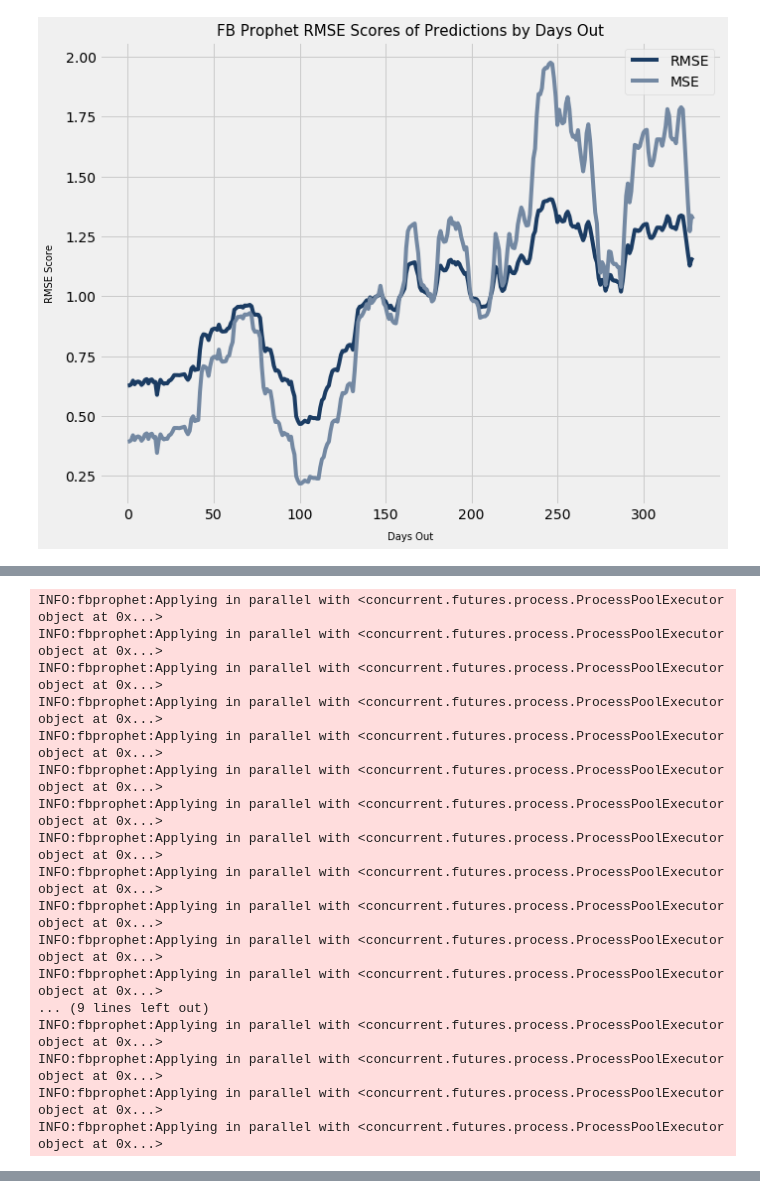
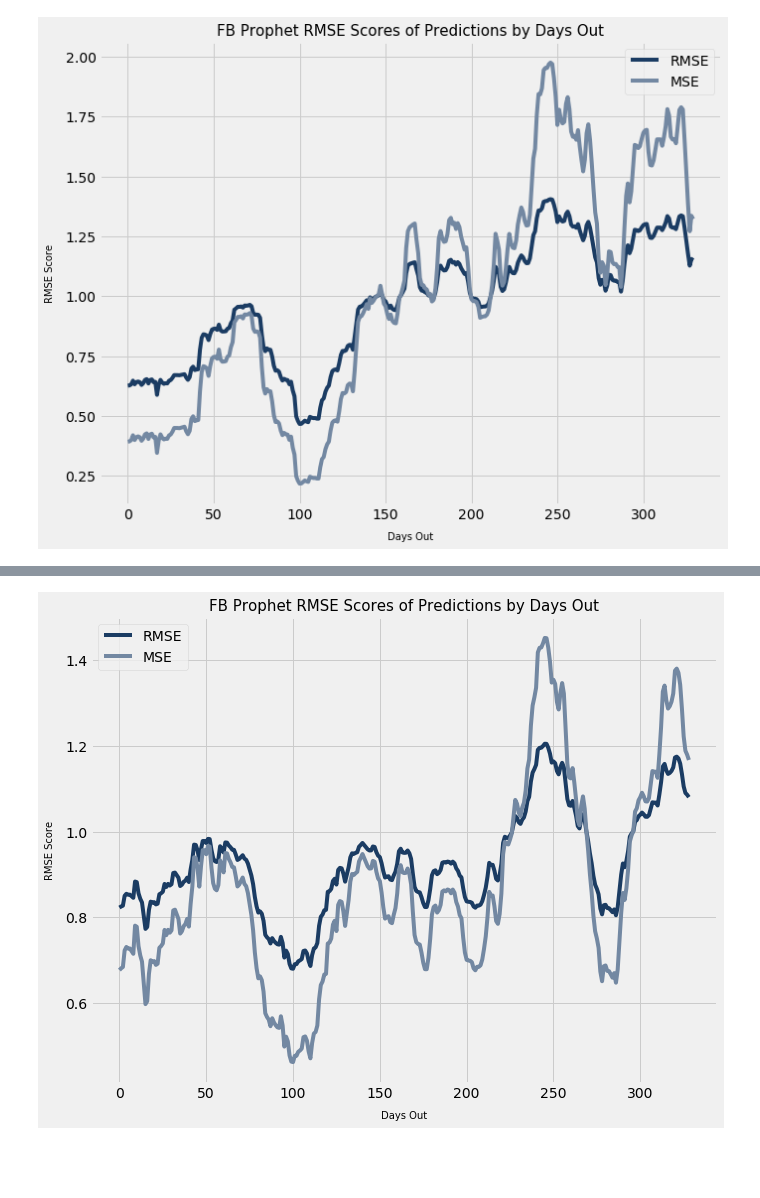
Before and after one commit to dolcikey/TimeSeriesForecasting_BeijingAirQuality, a Jupyter notebook: 003_Modeling.ipynb, the cells around one changed output, grey strips where cells are left out. Drawn from its saved outputs; the diff is of its cells as text; code cells hidden in the pictures; blank space fills up the shorter version.

Commit message:
modeling update

```diff
--- a/003_Modeling.ipynb
+++ b/003_Modeling.ipynb
@@ -677,43 +601,0 @@ INFO:fbprophet:Applying in parallel with <Client: 'tcp://127.0.0.1:57378' proces
-# %%
-import itertools
-import numpy as np
-import pandas as pd
-
-param_grid = {
-    'changepoint_prior_scale': [0.001, 0.01, 0.1, 0.5],
-    'seasonality_prior_scale': [0.001, 0.01, 0.1, 0.2, 0.5, 1.0, 10.0],
-}
-
-# Generate all combinations of parameters
-all_params = [dict(zip(param_grid.keys(), v)) for v in itertools.product(*param_grid.values())]
-rmses = []  # Store the RMSEs for each params here
-
-# Use cross validation to evaluate all parameters
-for params in all_params:
-    m = Prophet(daily_seasonality = True).fit(fbtrain)  # Fit model with given params
-    df_cv = cross_validation(m, cutoffs=cutoffs, horizon='30 days', parallel="processes")
-    df_p = performance_metrics(df_cv, rolling_window=1)
-    rmses.append(df_p['rmse'].values[0])
-
-# Find the best parameters
-tuning_results = pd.DataFrame(all_params)
-tuning_results['rmse'] = rmses
-print(tuning_results)
-# %% [output]
-INFO:fbprophet:Applying in parallel with <concurrent.futures.process.ProcessPoolExecutor object at 0x...>
-INFO:fbprophet:Applying in parallel with <concurrent.futures.process.ProcessPoolExecutor object at 0x...>
-INFO:fbprophet:Applying in parallel with <concurrent.futures.process.ProcessPoolExecutor object at 0x...>
-INFO:fbprophet:Applying in parallel with <concurrent.futures.process.ProcessPoolExecutor object at 0x...>
-INFO:fbprophet:Applying in parallel with <concurrent.futures.process.ProcessPoolExecutor object at 0x...>
-INFO:fbprophet:Applying in parallel with <concurrent.futures.process.ProcessPoolExecutor object at 0x...>
-INFO:fbprophet:Applying in parallel with <concurrent.futures.process.ProcessPoolExecutor object at 0x...>
-INFO:fbprophet:Applying in parallel with <concurrent.futures.process.ProcessPoolExecutor object at 0x...>
-INFO:fbprophet:Applying in parallel with <concurrent.futures.process.ProcessPoolExecutor object at 0x...>
-INFO:fbprophet:Applying in parallel with <concurrent.futures.process.ProcessPoolExecutor object at 0x...>
-INFO:fbprophet:Applying in parallel with <concurrent.futures.process.ProcessPoolExecutor object at 0x...>
-INFO:fbprophet:Applying in parallel with <concurrent.futures.process.ProcessPoolExecutor object at 0x...>
-... (9 lines left out)
-INFO:fbprophet:Applying in parallel with <concurrent.futures.process.ProcessPoolExecutor object at 0x...>
-INFO:fbprophet:Applying in parallel with <concurrent.futures.process.ProcessPoolExecutor object at 0x...>
-INFO:fbprophet:Applying in parallel with <concurrent.futures.process.ProcessPoolExecutor object at 0x...>
-INFO:fbprophet:Applying in parallel with <concurrent.futures.process.ProcessPoolExecutor object at 0x...>
@@ -722,0 +602,18 @@ print(best_params)
+# %%
+from dask.distributed import Client
+client = Client()  # connect to the cluster
+df_cv = cross_validation(m, initial='400 days', period='180 days', horizon='365 days', parallel="dask")
+
+from fbprophet.diagnostics import performance_metrics
+
+fig, ax = plt.subplots(figsize=(10, 8))
+df_p = performance_metrics(df_cv)
+plt.plot(df_p['rmse'], label = 'RMSE')
+plt.plot(df_p['mse'], label = 'MSE')
+plt.title('FB Prophet RMSE Scores of Predictions by Days Out', fontsize = 15)
+plt.xlabel('Days Out', fontsize = 10, labelpad = 10)
+plt.ylabel('RMSE Score', fontsize = 10, labelpad = 10)
+plt.legend();
+
+fig.savefig('PNG/FBP_RMSE_MSE2.png', bbox_inches= 'tight', padding_inches = 4, transparent = True )
+# %% [output]
@@ -722,0 +622 @@ print(best_params)
+[figure, added]
```
Also changed, not shown: parts of 9 cells of this notebook.
